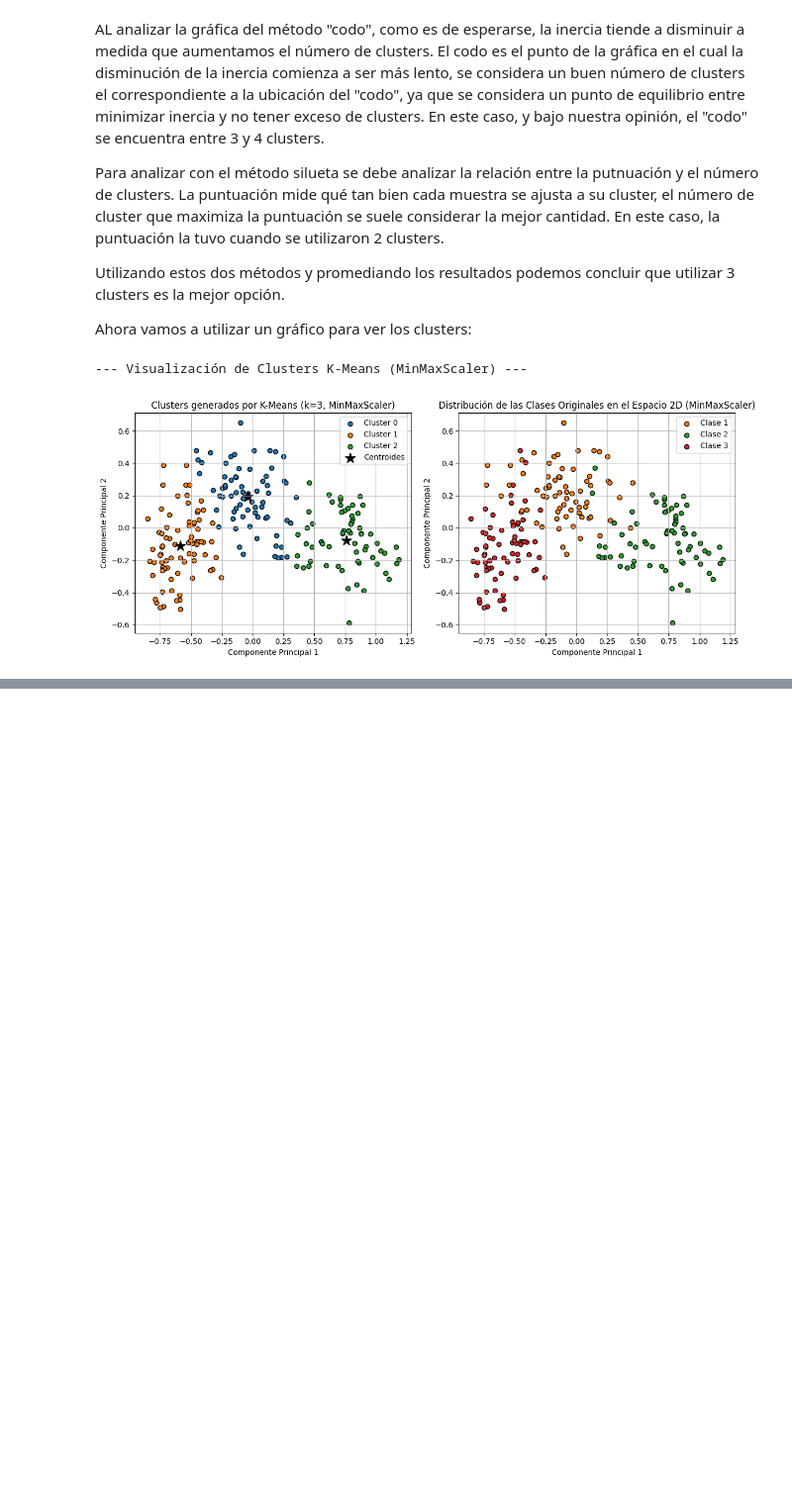
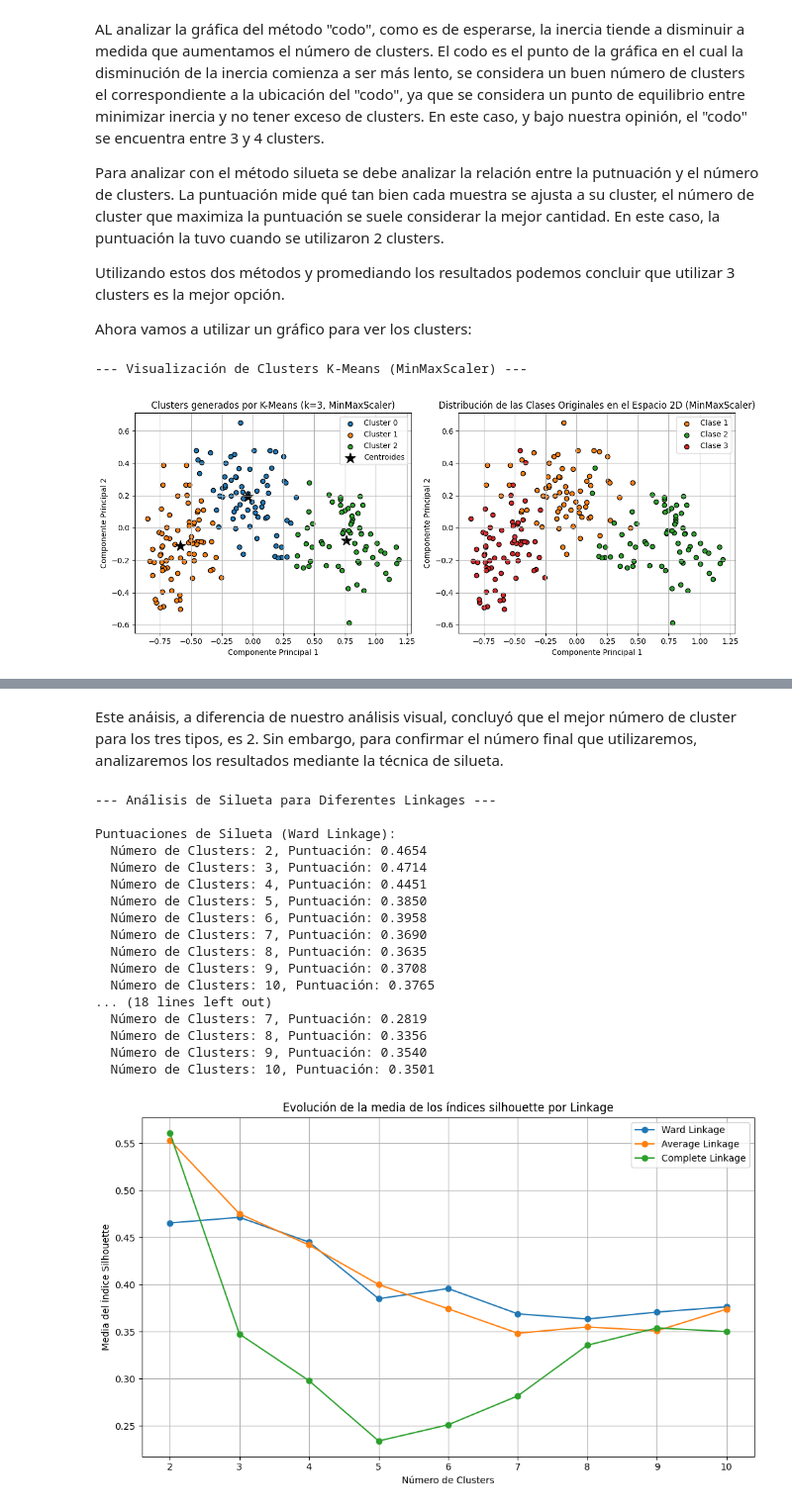
Before and after one commit to 100485446-UC3M/Segunda_Practica_Machine_Learning_Grupo16, a Jupyter notebook: Clustering.ipynb, the cells around one changed output, grey strips where cells are left out. Shown at 99% size. Drawn from its saved outputs; the diff is of its cells as text; code cells hidden in the pictures; blank space fills up the shorter version.

```diff
--- a/Clustering.ipynb
+++ b/Clustering.ipynb
@@ -263,0 +441,64 @@ plt.show()
+# %% [markdown]
+ Este anáisis, a diferencia de nuestro análisis visual, concluyó que el mejor número de cluster para los tres tipos, es 2. Sin embargo, para confirmar el número final que utilizaremos, analizaremos los resultados mediante la técnica de silueta.
+# %%
+import numpy as np
+import matplotlib.pyplot as plt
+from sklearn.cluster import AgglomerativeClustering
+from sklearn.metrics import silhouette_score
+
+
+# Rango de número de clusters a probar
+range_n_clusters = range(2, 11)
+
+# Métodos de linkage a probar
+linkage_methods = ['ward', 'average', 'complete']
+silhouette_scores_all = {}
+
+
+for linkage in linkage_methods:
+    valores_medios_silhouette = []
+    for n_clusters in range_n_clusters:
+        modelo = AgglomerativeClustering(
+            n_clusters = n_clusters,
+            linkage    = linkage
+        )
+        cluster_labels = modelo.fit_predict(X_hclust)
+        silhouette_avg = silhouette_score(X_hclust, cluster_labels)
+        valores_medios_silhouette.append(silhouette_avg)
+    silhouette_scores_all[linkage] = valores_medios_silhouette
+    print(f"\nPuntuaciones de Silueta ({linkage.capitalize()} Linkage):")
+    for i, score in enumerate(valores_medios_silhouette):
+        print(f"  Número de Clusters: {range_n_clusters[i]}, Puntuación: {score:.4f}")
+
+# Graficar las puntuaciones de silueta para cada linkage
+fig, ax = plt.subplots(figsize=(10, 6))
+for linkage, scores in silhouette_scores_all.items():
+    ax.plot(range_n_clusters, scores, marker='o', label=f'{linkage.capitalize()} Linkage')
+
+ax.set_title("Evolución de la media de los índices silhouette por Linkage")
+ax.set_xlabel('Número de Clusters')
+ax.set_ylabel('Media del Índice Silhouette')
+ax.set_xticks(range_n_clusters)
+ax.grid(True)
+ax.legend()
+plt.tight_layout()
+plt.show()
+# %% [output]
+--- Análisis de Silueta para Diferentes Linkages ---
+
+Puntuaciones de Silueta (Ward Linkage):
+  Número de Clusters: 2, Puntuación: 0.4654
+  Número de Clusters: 3, Puntuación: 0.4714
+  Número de Clusters: 4, Puntuación: 0.4451
+  Número de Clusters: 5, Puntuación: 0.3850
+  Número de Clusters: 6, Puntuación: 0.3958
+  Número de Clusters: 7, Puntuación: 0.3690
+  Número de Clusters: 8, Puntuación: 0.3635
+  Número de Clusters: 9, Puntuación: 0.3708
+  Número de Clusters: 10, Puntuación: 0.3765
+... (18 lines left out)
+  Número de Clusters: 7, Puntuación: 0.2819
+  Número de Clusters: 8, Puntuación: 0.3356
+  Número de Clusters: 9, Puntuación: 0.3540
+  Número de Clusters: 10, Puntuación: 0.3501
+[figure, added]
```
Also changed, not shown: parts of 18 cells of this notebook.
